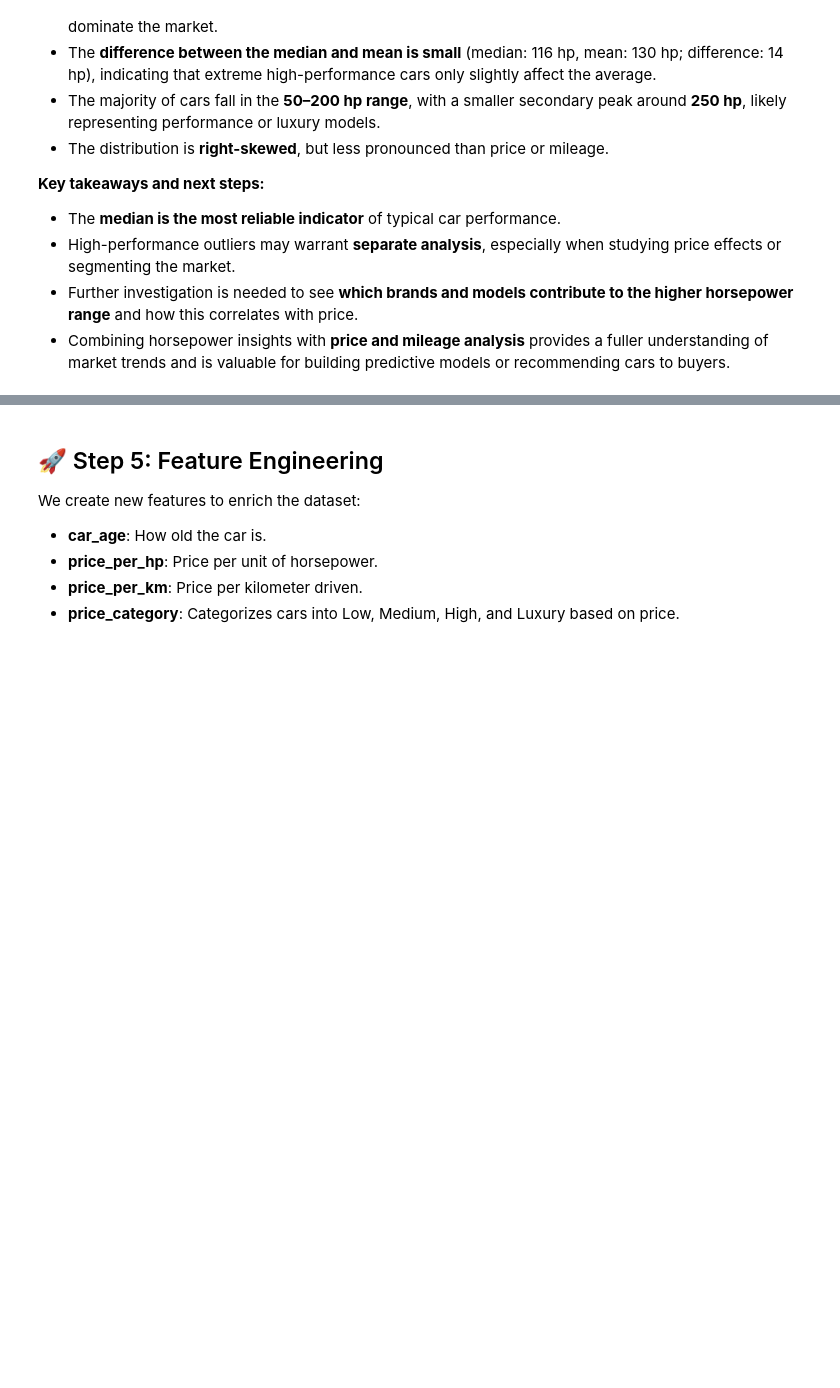
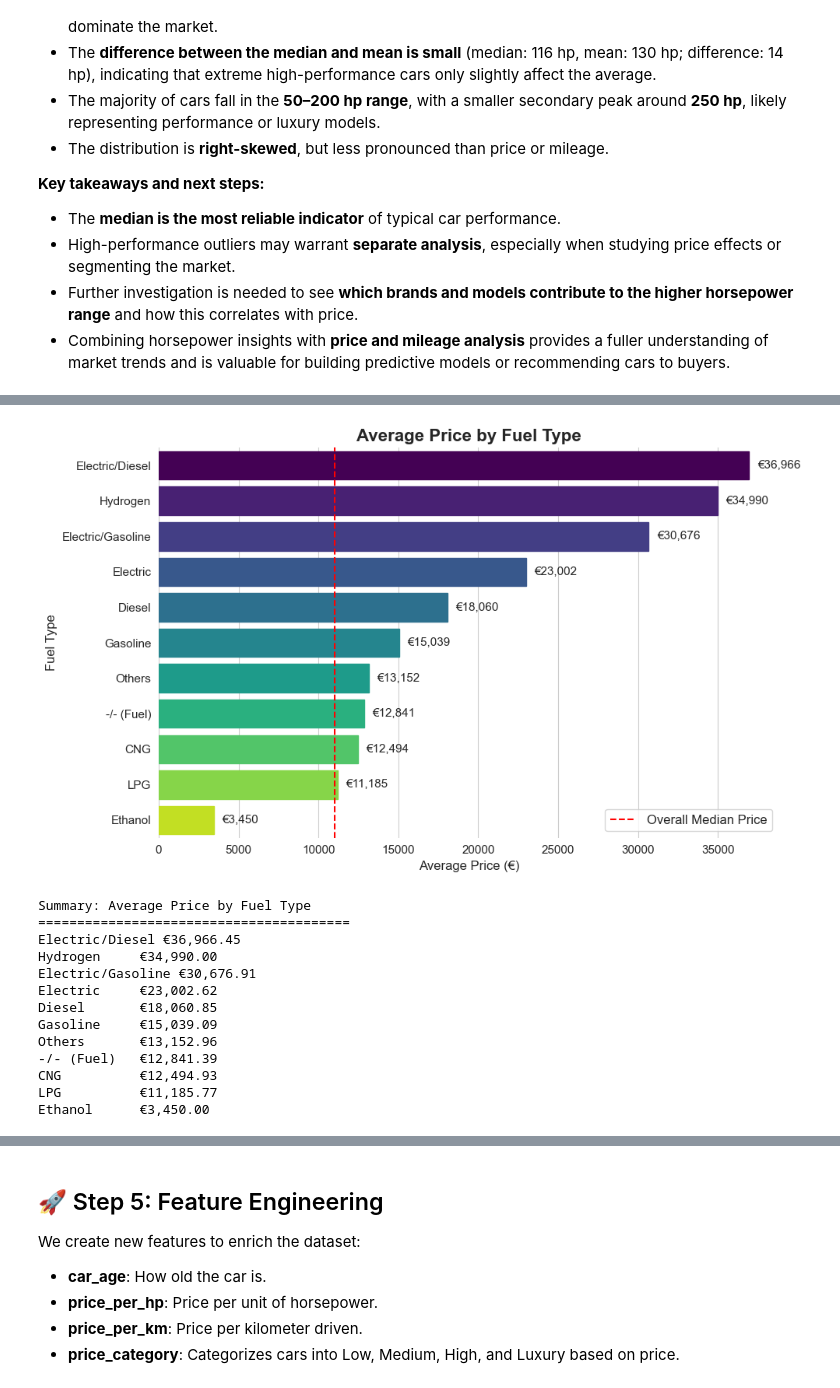
Before and after one commit to AdjinaMohamed/Used_Cars_Analysis, a Jupyter notebook: notebooks/Used_Cars_Analysis.ipynb, the cells around one changed output, grey strips where cells are left out. Cells and saved outputs as stored; diff of their text form; code cells hidden in the pictures; blank space fills up the shorter version.

```diff
--- a/notebooks/Used_Cars_Analysis.ipynb
+++ b/notebooks/Used_Cars_Analysis.ipynb
@@ -446,0 +554,61 @@ Examining the histogram of car horsepower, several patterns emerge:
+# %%
+# Calculate average price per fuel type
+avg_price_fuel = cars.groupby('fuel')['price'].mean().sort_values(ascending=False)
+
+# Create horizontal bar plot
+
+plt.figure(figsize=(10, 6))
+ax = sns.barplot(
+    x=avg_price_fuel.values,
+    y=avg_price_fuel.index,
+    orient='h'
+)
+
+# Apply consistent gradient color (from cheap to expensive)
+for i, bar in enumerate(ax.patches):
+    bar.set_color(plt.cm.viridis(i / len(ax.patches)))
+
+# Add median line for context
+median_price = cars['price'].median()
+plt.axvline(median_price, color='red', linestyle='--', label='Overall Median Price')
+
+# Add value labels next to each bar
+for bar in ax.patches:
+    width = bar.get_width()
+    ax.text(width + 500, bar.get_y() + bar.get_height()/2.,
+            f'€{int(width):,}', ha='left', va='center', fontsize=11)
+
+# Titles and labels
+plt.title('Average Price by Fuel Type', fontsize=16, fontweight='bold')
+plt.xlabel('Average Price (€)', fontsize=12)
+plt.ylabel('Fuel Type', fontsize=12)
+plt.xticks(fontsize=11)
+plt.yticks(fontsize=11)
+plt.legend(fontsize=12)
+
+# Clean up the layout
+sns.despine(left=True, bottom=True)
+plt.tight_layout()
+plt.show()
+
+# Print summary statistics
+
+print("Summary: Average Price by Fuel Type")
+print("=" * 40)
+for fuel_type, price in avg_price_fuel.items():
+    print(f"{fuel_type:<12} €{price:,.2f}")
+# %% [output]
+[figure, added]
+Summary: Average Price by Fuel Type
+========================================
+Electric/Diesel €36,966.45
+Hydrogen     €34,990.00
+Electric/Gasoline €30,676.91
+Electric     €23,002.62
+Diesel       €18,060.85
+Gasoline     €15,039.09
+Others       €13,152.96
+-/- (Fuel)   €12,841.39
+CNG          €12,494.93
+LPG          €11,185.77
+Ethanol      €3,450.00
```
Also changed, not shown: parts of 11 cells of this notebook.
